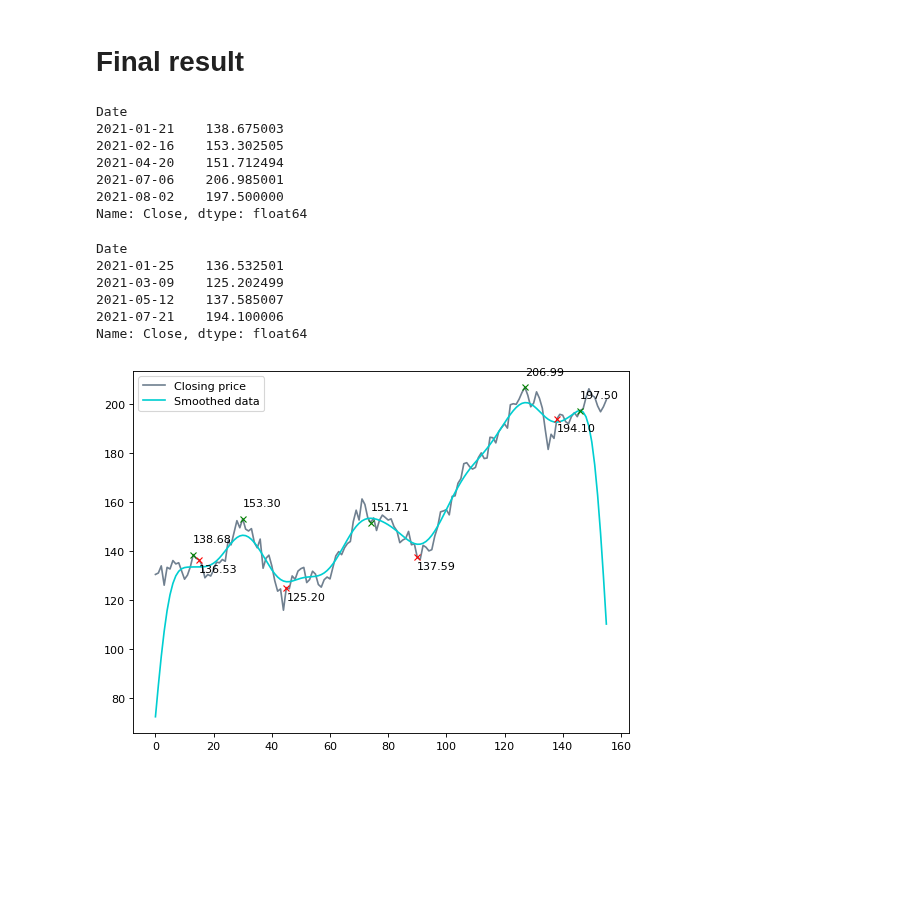
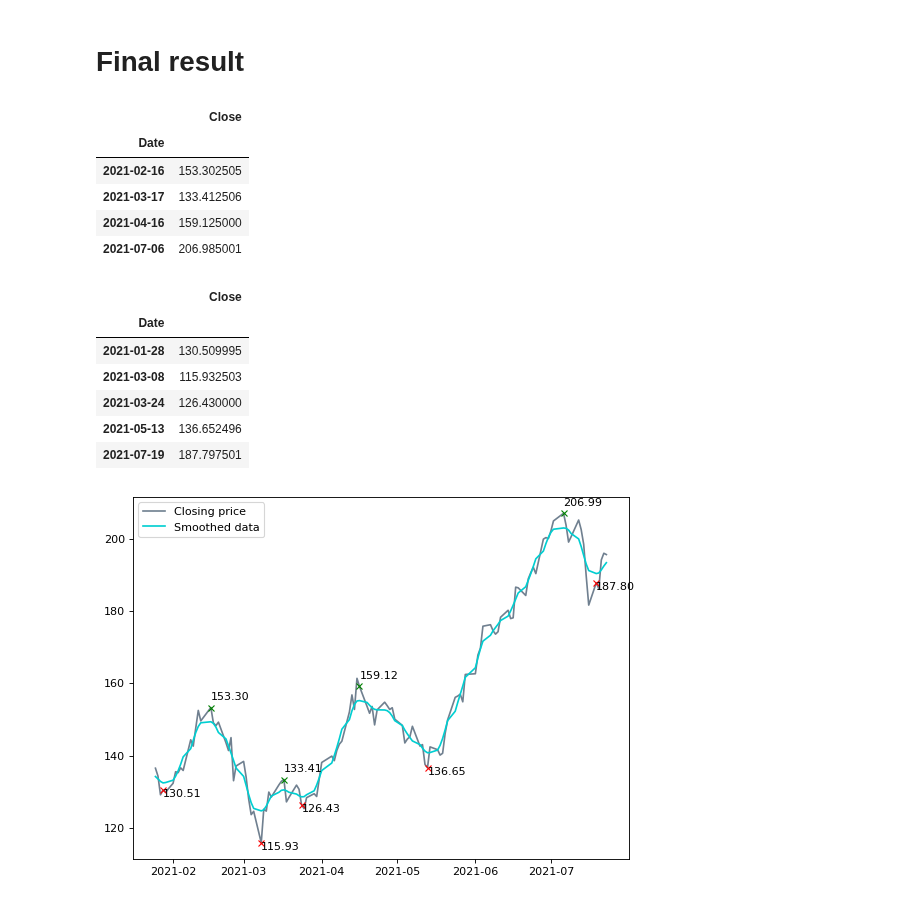
Before and after one commit to taliah-hl/stock-analyser, a Jupyter notebook: stock_peaks_and_bottoms.ipynb, the cells around one changed output. Drawn from its saved outputs; the diff is of its cells as text; code cells hidden in the pictures; blank space fills up the shorter version.

Commit message:
Update format

```diff
--- a/stock_peaks_and_bottoms.ipynb
+++ b/stock_peaks_and_bottoms.ipynb
@@ -61,8 +57,17 @@ plt.show()
 # %% [markdown]
 # Smooth data
 # %%
+stock_close_data = pd.DataFrame(stock_info["Close"])
+
 # Smaller N -> More accurate
 # Larger N -> More smooth
-N = 25
+# Ref: https://books.google.com.hk/books?id=m2T9CQAAQBAJ&pg=PA189&lpg=PA189&dq=numpy+blackman+and+convolve&source=bl&ots=5lqrOE_YHL&sig=ACfU3U3onrK4g3uAo3a9FLT_3yMcQXGfKQ&hl=en&sa=X&ved=2ahUKEwjE8p-l-rbyAhVI05QKHfJnAL0Q6AF6BAgQEAM#v=onepage&q=numpy%20blackman%20and%20convolve&f=false
+N = 15
 window = np.blackman(N)
-smoothed_data = np.convolve(window/window.sum(), stock_close_data, mode='same')
+smoothed_data = np.convolve(window / window.sum(), stock_close_data["Close"], mode='same')
+smoothed_data = pd.DataFrame(smoothed_data, index=stock_close_data.index, columns=["Smoothed Close"])
+
+stock_close_data = stock_close_data[N: -N]
+smoothed_data = smoothed_data[N: -N]
+
+smoothed_data
@@ -79,6 +99,9 @@ plt.show()
 # Find local maxima
 # %%
 # Find local maxima
-peaks = argrelextrema(smoothed_data, np.greater)[0]
-stock_info.iloc[peaks]["Close"]
+peak_indexs = argrelextrema(smoothed_data["Smoothed Close"].to_numpy(), np.greater)[0]
+
+peaks = stock_close_data.iloc[peak_indexs]["Close"]
+peaks = pd.DataFrame(peaks)
+peaks
 # %% [output]
@@ -102,6 +124,8 @@ plt.show()
 # Find local minima
 # %%
 # Find local minima
-bottoms = argrelextrema(smoothed_data, np.less)[0]
-stock_info.iloc[bottoms]["Close"]
+bottom_indexs = argrelextrema(smoothed_data["Smoothed Close"].to_numpy(), np.less)[0]
+bottoms = stock_close_data.iloc[bottom_indexs]["Close"]
+bottoms = pd.DataFrame(bottoms)
+bottoms
 # %% [output]
@@ -124,37 +149,37 @@ plt.show()
 # Final result
 # %%
 # Peaks
-stock_info.iloc[peaks]["Close"]
+peaks
 # %% [output]
-Date
-2021-01-21    138.675003
-2021-02-16    153.302505
-2021-04-20    151.712494
-2021-07-06    206.985001
-2021-08-02    197.500000
-Name: Close, dtype: float64
+|  | Close |
+| Date |  |
+| 2021-02-16 | 153.302505 |
+| 2021-03-17 | 133.412506 |
+| 2021-04-16 | 159.125000 |
+| 2021-07-06 | 206.985001 |
 # %%
 # Bottoms
-stock_info.iloc[bottoms]["Close"]
+bottoms
 # %% [output]
-Date
-2021-01-25    136.532501
-2021-03-09    125.202499
-2021-05-12    137.585007
-2021-07-21    194.100006
-Name: Close, dtype: float64
+|  | Close |
+| Date |  |
+| 2021-01-28 | 130.509995 |
+| 2021-03-08 | 115.932503 |
+| 2021-03-24 | 126.430000 |
+| 2021-05-13 | 136.652496 |
+| 2021-07-19 | 187.797501 |
 # %%
-# Plot graph
+# Plot data
 plt.figure(figsize=(8, 6), dpi=80)
 plt.plot(stock_close_data, label="Closing price", color="slategrey")
 plt.plot(smoothed_data, label="Smoothed data", color="darkturquoise")
-plt.plot(peaks, stock_close_data[peaks], "x", color="green")
-plt.plot(bottoms, stock_close_data[bottoms], "x", color="red")
-for index, x_coord in enumerate(peaks):
-    plt.annotate("{:.2f}".format(stock_close_data[x_coord]), (x_coord, stock_close_data[x_coord]+5))
-for index, x_coord in enumerate(bottoms):
-    plt.annotate("{:.2f}".format(stock_close_data[x_coord]), (x_coord, stock_close_data[x_coord]-5))
+plt.plot(peaks, "x", color="green")
+plt.plot(bottoms, "x", color="red")
+for date, peak in zip(peaks.index, peaks["Close"]):
+    plt.annotate("{:.2f}".format(peak), (date, peak+2))
+for date, bottom in zip(bottoms.index, bottoms["Close"]):
+    plt.annotate("{:.2f}".format(bottom), (date, bottom-2))
 plt.legend()
 plt.show()
 # %% [output]
-[figure, old version]
+[figure, new version]
```
Also changed, not shown: parts of 8 cells of this notebook, 1 other file.
